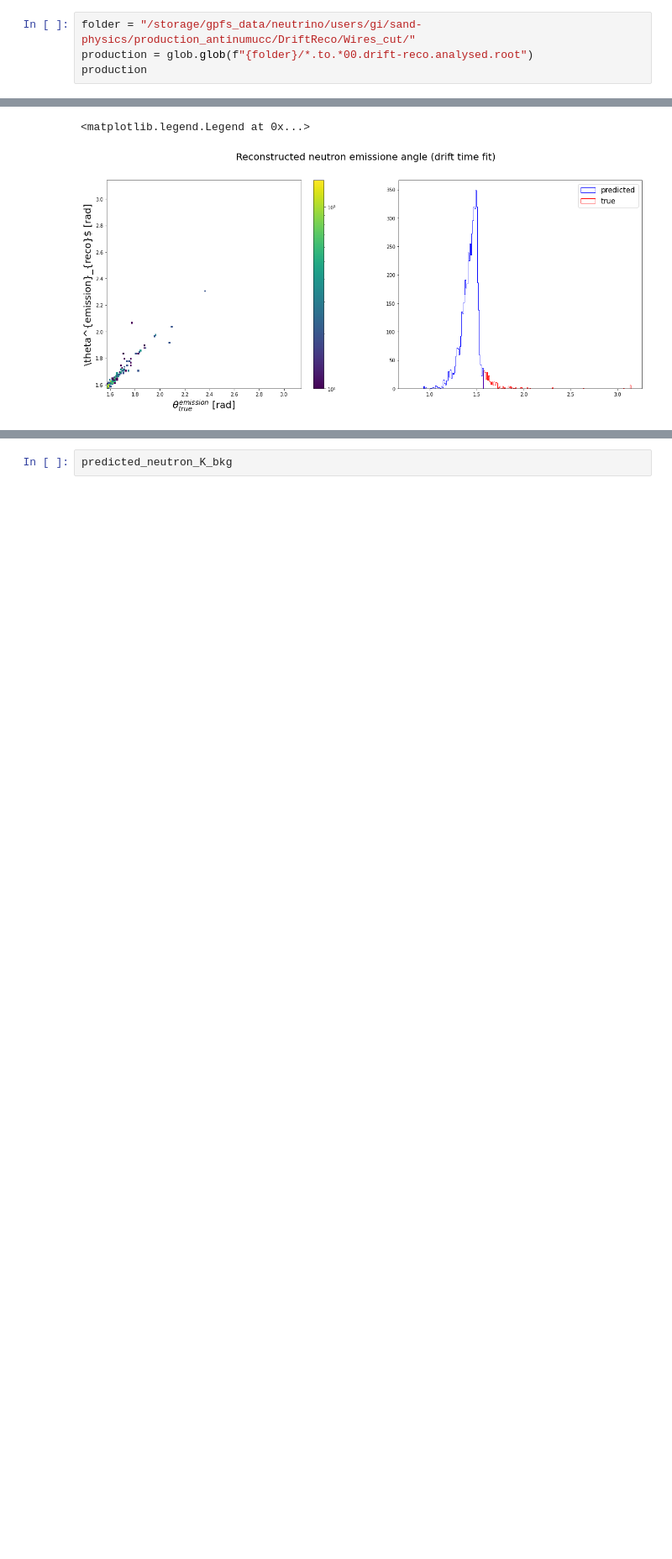
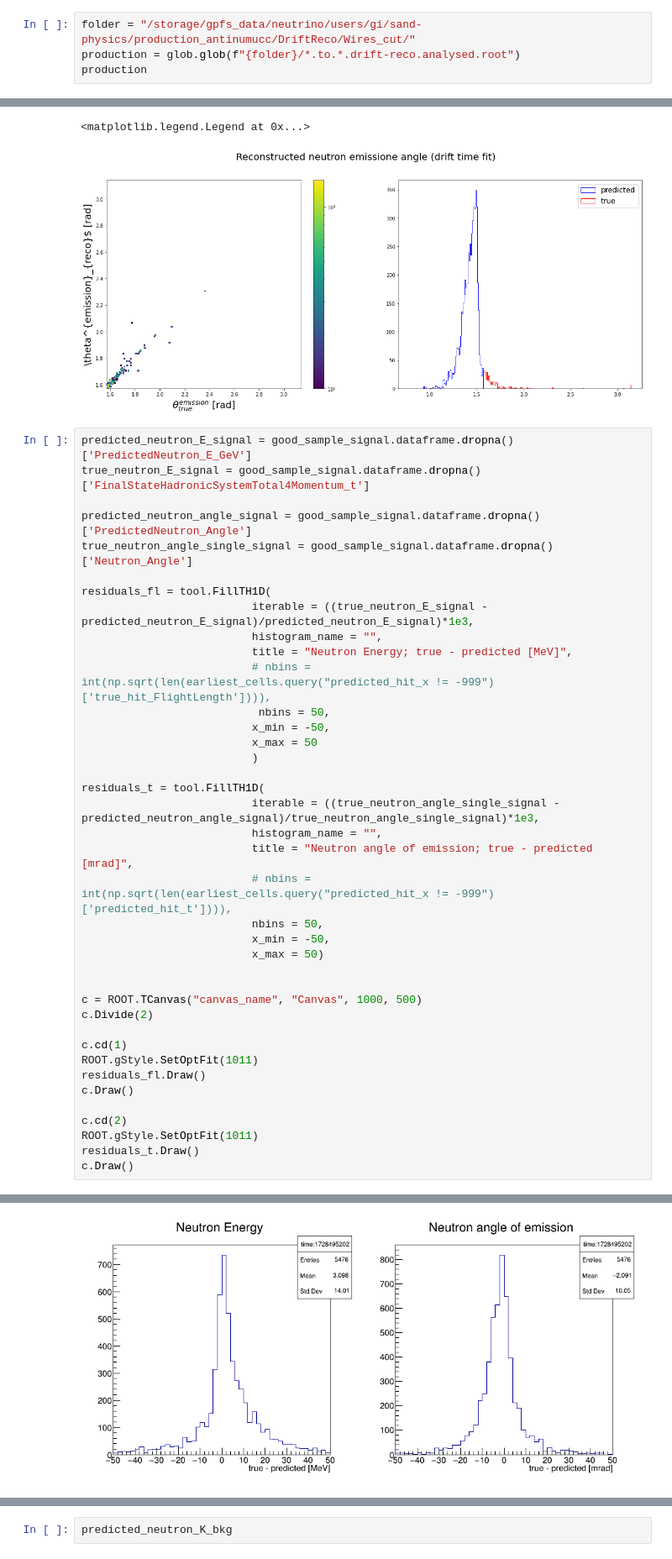
Before and after one commit to GianfrancoIngratta/SAND-PHYSICS, a Jupyter notebook: notebook/AnalyseDriftReco.ipynb, the cells around one changed output, grey strips where cells are left out. Shown at 84% size. Cells and saved outputs as stored; diff of their text form; blank space fills up the shorter version.

```diff
--- a/notebook/AnalyseDriftReco.ipynb
+++ b/notebook/AnalyseDriftReco.ipynb
@@ -23,5 +21,5 @@ Welcome to JupyROOT 6.20/00
 # %%
 folder = "/storage/gpfs_data/neutrino/users/gi/sand-physics/production_antinumucc/DriftReco/Wires_cut/"
-production = glob.glob(f"{folder}/*.to.*00.drift-reco.analysed.root")
+production = glob.glob(f"{folder}/*.to.*.drift-reco.analysed.root")
 production
 # %% [output]
@@ -784,3 +796,43 @@ plotter.axes[plotter.current_ax].legend(fontsize=15)
 # %% [output]
 <matplotlib.legend.Legend at 0x...>
 [figure]
+# %%
+predicted_neutron_E_signal = good_sample_signal.dataframe.dropna()['PredictedNeutron_E_GeV']
+true_neutron_E_signal = good_sample_signal.dataframe.dropna()['FinalStateHadronicSystemTotal4Momentum_t']
+
+predicted_neutron_angle_signal = good_sample_signal.dataframe.dropna()['PredictedNeutron_Angle']
+true_neutron_angle_single_signal = good_sample_signal.dataframe.dropna()['Neutron_Angle']
+
+residuals_fl = tool.FillTH1D(
+                          iterable = ((true_neutron_E_signal - predicted_neutron_E_signal)/predicted_neutron_E_signal)*1e3,
+                          histogram_name = "",
+                          title = "Neutron Energy; true - predicted [MeV]",
+                          # nbins = int(np.sqrt(len(earliest_cells.query("predicted_hit_x != -999")['true_hit_FlightLength']))),
+                           nbins = 50,
+                          x_min = -50,
+                          x_max = 50
+                          )
+
+residuals_t = tool.FillTH1D(
+                          iterable = ((true_neutron_angle_single_signal - predicted_neutron_angle_signal)/true_neutron_angle_single_signal)*1e3,
+                          histogram_name = "",
+                          title = "Neutron angle of emission; true - predicted [mrad]",
+                          # nbins = int(np.sqrt(len(earliest_cells.query("predicted_hit_x != -999")['predicted_hit_t']))),
+                          nbins = 50,
+                          x_min = -50,
+                          x_max = 50)
+
+
+c = ROOT.TCanvas("canvas_name", "Canvas", 1000, 500)
+c.Divide(2)
+
+c.cd(1)
+ROOT.gStyle.SetOptFit(1011)
+residuals_fl.Draw()
+c.Draw()
+
+c.cd(2)
+ROOT.gStyle.SetOptFit(1011)
+residuals_t.Draw()
+c.Draw()
+# %% [output]
@@ -787,3 +841,4 @@ plotter.axes[plotter.current_ax].legend(fontsize=15)
+[figure, added]
 # %%
 plotter = MultiPlotter(nrows=1, ncols=2, figsize=(20, 10), suptitle=r"Predicted Neutron from reconstructed $\mu^+$")
 
```
Also changed, not shown: parts of 5 cells of this notebook, 7 other files.
